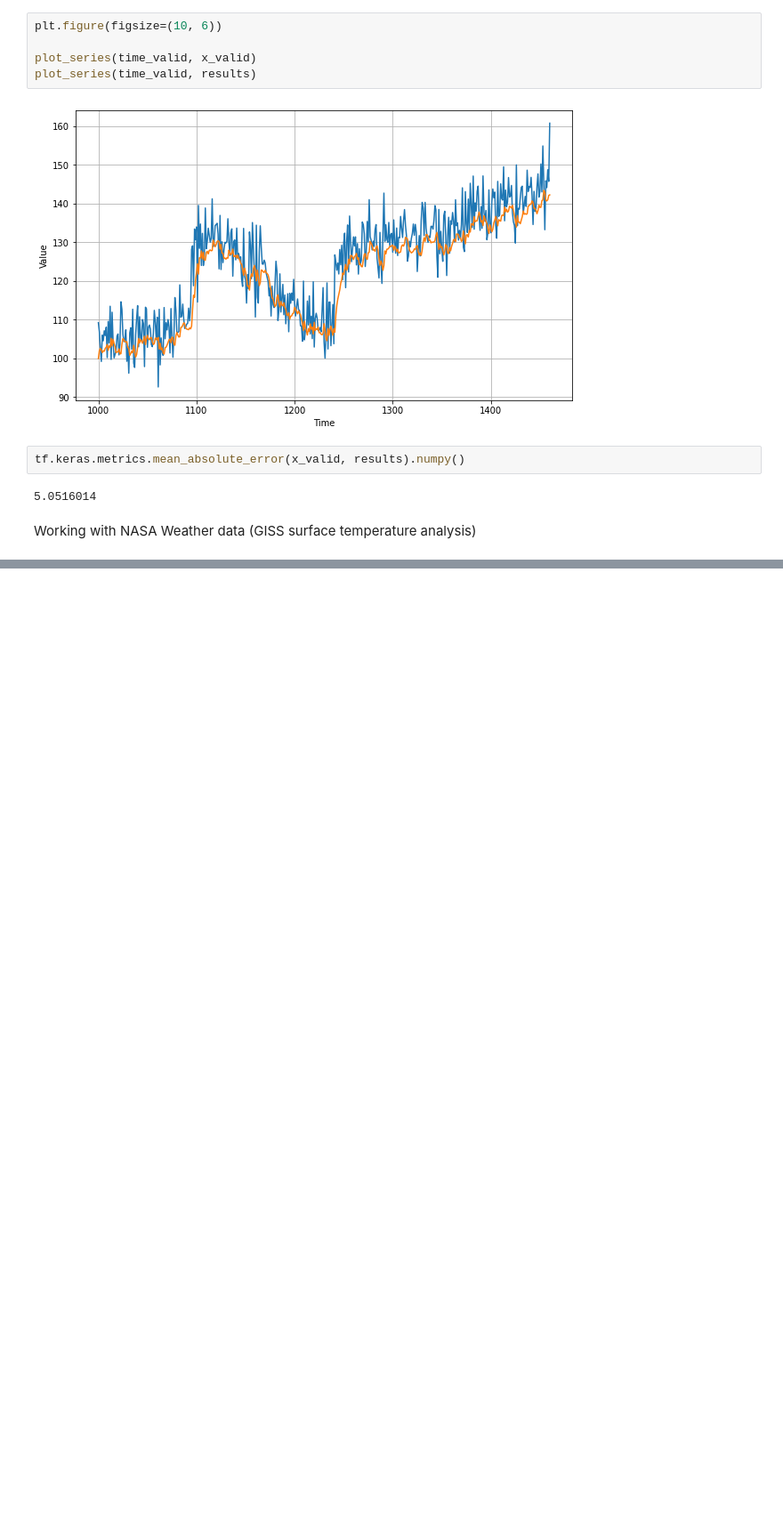
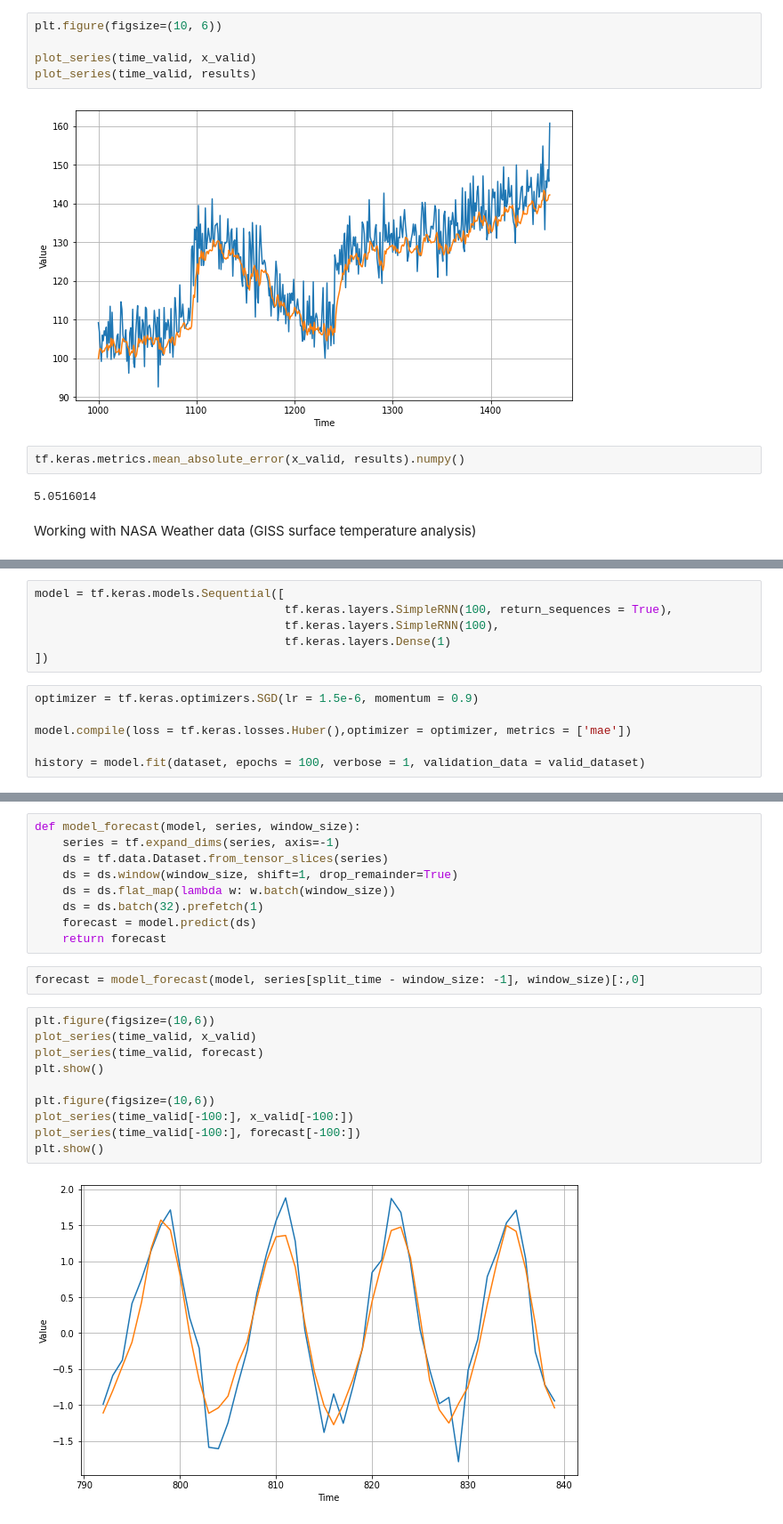
Before and after one commit to AashiDutt/AI-and-ML-for-Coders, a Jupyter notebook: Chapter_11.ipynb, the cells around one changed output, grey strips where cells are left out. Shown at 89% size. Drawn from its saved outputs; the diff is of its cells as text; blank space fills up the shorter version.

```diff
--- a/Chapter_11.ipynb
+++ b/Chapter_11.ipynb
@@ -190,0 +288,12 @@ Working with NASA Weather data (GISS surface temperature analysis)
+# %%
+model = tf.keras.models.Sequential([
+                                    tf.keras.layers.SimpleRNN(100, return_sequences = True),
+                                    tf.keras.layers.SimpleRNN(100),
+                                    tf.keras.layers.Dense(1)
+])
+# %%
+optimizer = tf.keras.optimizers.SGD(lr = 1.5e-6, momentum = 0.9)
+
+model.compile(loss = tf.keras.losses.Huber(),optimizer = optimizer, metrics = ['mae'])
+
+history = model.fit(dataset, epochs = 100, verbose = 1, validation_data = valid_dataset)
@@ -190,0 +319,23 @@ Working with NASA Weather data (GISS surface temperature analysis)
+# %%
+def model_forecast(model, series, window_size):
+    series = tf.expand_dims(series, axis=-1)
+    ds = tf.data.Dataset.from_tensor_slices(series)
+    ds = ds.window(window_size, shift=1, drop_remainder=True)
+    ds = ds.flat_map(lambda w: w.batch(window_size))
+    ds = ds.batch(32).prefetch(1)
+    forecast = model.predict(ds)
+    return forecast
+# %%
+forecast = model_forecast(model, series[split_time - window_size: -1], window_size)[:,0]
+# %%
+plt.figure(figsize=(10,6))
+plot_series(time_valid, x_valid)
+plot_series(time_valid, forecast)
+plt.show()
+
+plt.figure(figsize=(10,6))
+plot_series(time_valid[-100:], x_valid[-100:])
+plot_series(time_valid[-100:], forecast[-100:])
+plt.show()
+# %% [output]
+[figure, added]
```
Also changed, not shown: parts of 43 cells of this notebook.
